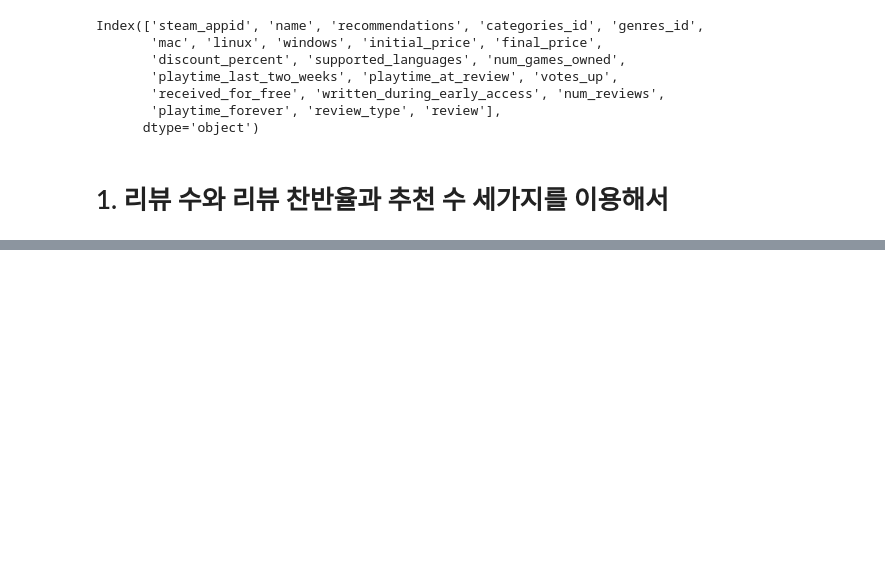
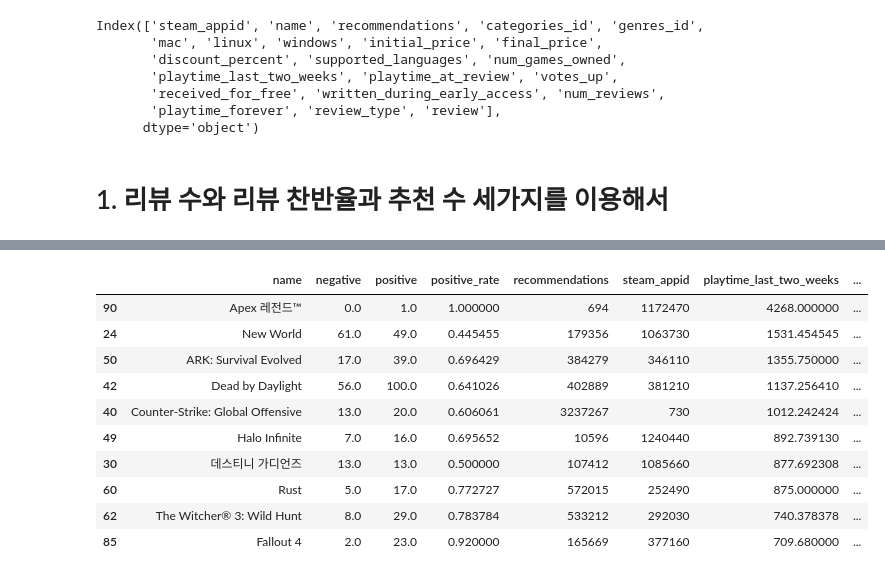
Before and after one commit to weejiwon-95/steamRecommendation, a Jupyter notebook: leanring/recommend.ipynb, the cells around one changed output, grey strips where cells are left out. Saved outputs shown, nothing was run; the diff lists cells and outputs as text; code cells hidden in the pictures; blank space fills up the shorter version.

```diff
--- a/leanring/recommend.ipynb
+++ b/leanring/recommend.ipynb
@@ -264,0 +313,16 @@ array([[1.01650165e-02, 1.41353802e-02],
+# %%
+res = pd.merge(rate_table.reset_index(), mean_time, on='steam_appid').sort_values(by=['playtime_last_two_weeks','playtime_forever','playtime_last_two_weeks'], ascending=False)[:10]
+# %%
+res
+# %% [output]
+|  | name | negative | positive | positive_rate | recommendations | steam_appid | playtime_last_two_weeks | ... |
+| 90 | Apex 레전드™ | 0.0 | 1.0 | 1.000000 | 694 | 1172470 | 4268.000000 | ... |
+| 24 | New World | 61.0 | 49.0 | 0.445455 | 179356 | 1063730 | 1531.454545 | ... |
+| 50 | ARK: Survival Evolved | 17.0 | 39.0 | 0.696429 | 384279 | 346110 | 1355.750000 | ... |
+| 42 | Dead by Daylight | 56.0 | 100.0 | 0.641026 | 402889 | 381210 | 1137.256410 | ... |
+| 40 | Counter-Strike: Global Offensive | 13.0 | 20.0 | 0.606061 | 3237267 | 730 | 1012.242424 | ... |
+| 49 | Halo Infinite | 7.0 | 16.0 | 0.695652 | 10596 | 1240440 | 892.739130 | ... |
+| 30 | 데스티니 가디언즈 | 13.0 | 13.0 | 0.500000 | 107412 | 1085660 | 877.692308 | ... |
+| 60 | Rust | 5.0 | 17.0 | 0.772727 | 572015 | 252490 | 875.000000 | ... |
+| 62 | The Witcher® 3: Wild Hunt | 8.0 | 29.0 | 0.783784 | 533212 | 292030 | 740.378378 | ... |
+| 85 | Fallout 4 | 2.0 | 23.0 | 0.920000 | 165669 | 377160 | 709.680000 | ... |
```
Also changed, not shown: parts of 37 cells of this notebook.
